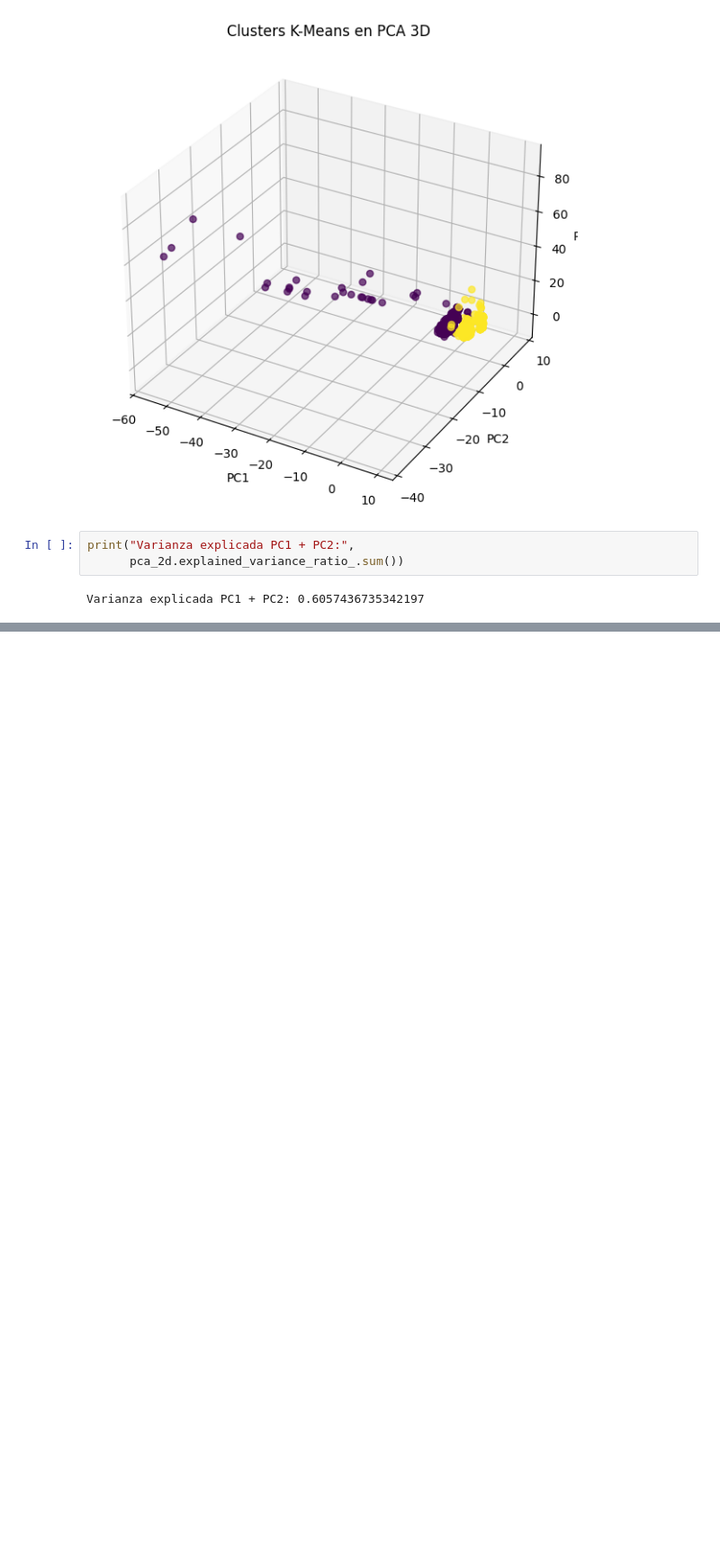
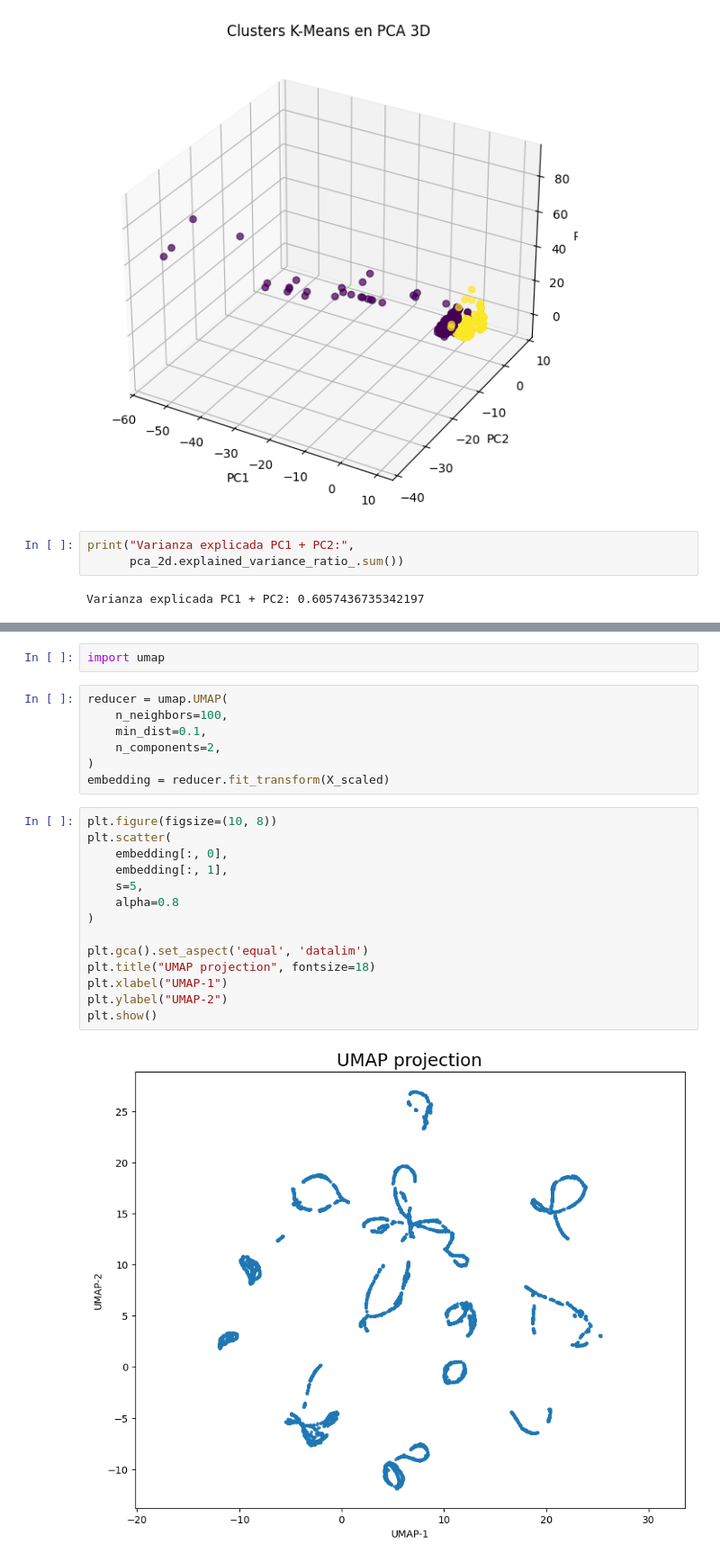
Before and after one commit to alesanchezb/copate-26, a Jupyter notebook: Untitled.ipynb, the cells around one changed output, grey strips where cells are left out. Shown at 90% size. Saved outputs shown, nothing was run; the diff lists cells and outputs as text; blank space fills up the shorter version.

```diff
--- a/Untitled.ipynb
+++ b/Untitled.ipynb
@@ -241,0 +319,25 @@ Varianza explicada PC1 + PC2: 0.6057436735342197
+# %%
+import umap
+# %%
+reducer = umap.UMAP(
+    n_neighbors=100,
+    min_dist=0.1,
+    n_components=2,
+)
+embedding = reducer.fit_transform(X_scaled)
+# %%
+plt.figure(figsize=(10, 8))
+plt.scatter(
+    embedding[:, 0],
+    embedding[:, 1],
+    s=5,
+    alpha=0.8
+)
+
+plt.gca().set_aspect('equal', 'datalim')
+plt.title("UMAP projection", fontsize=18)
+plt.xlabel("UMAP-1")
+plt.ylabel("UMAP-2")
+plt.show()
+# %% [output]
+[figure, added]
```
Also changed, not shown: parts of 8 cells of this notebook, 2 other files.
